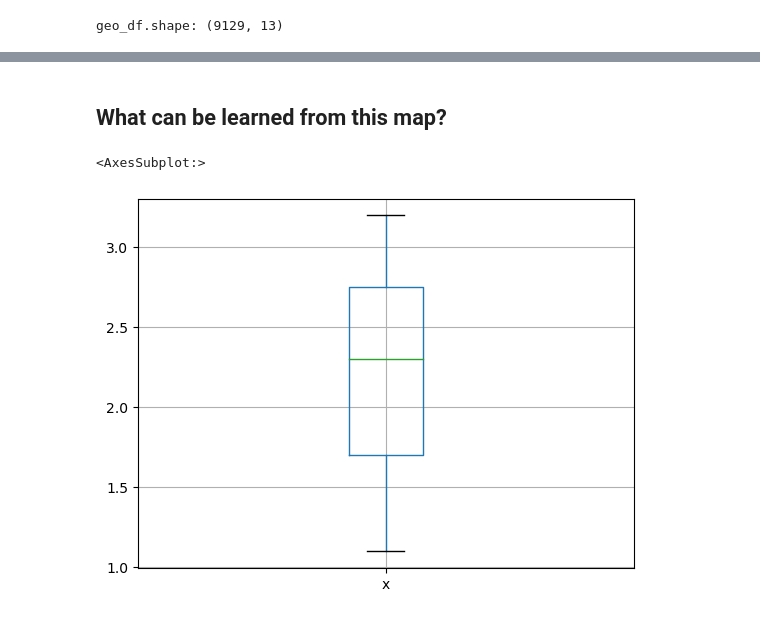
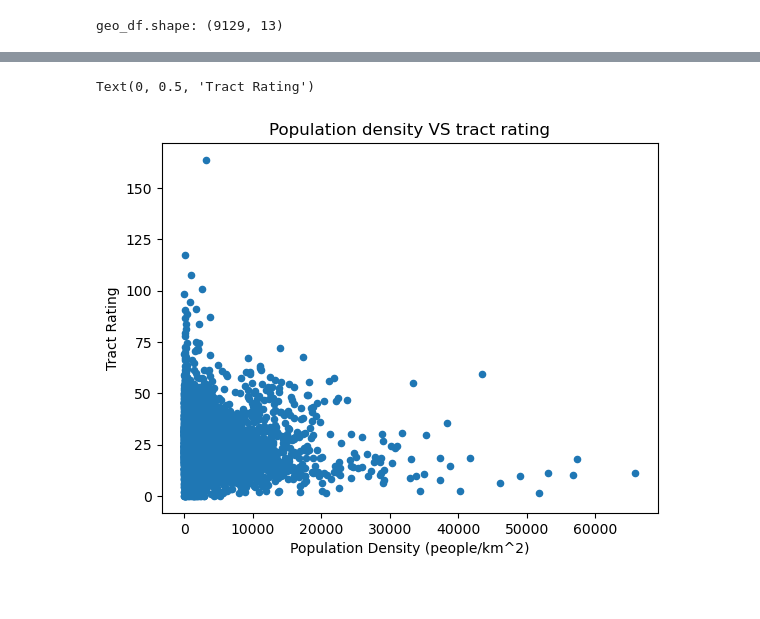
Before and after one commit to Edmund-Dale/public_projects, a Jupyter notebook: best_CA_neighborhoods/best_CA_neighborhoods.ipynb, the cells around one changed output, grey strips where cells are left out. Saved outputs shown, nothing was run; the diff lists cells and outputs as text; code cells hidden in the pictures.

```diff
--- a/best_CA_neighborhoods/best_CA_neighborhoods.ipynb
+++ b/best_CA_neighborhoods/best_CA_neighborhoods.ipynb
@@ -694,20 +714,16 @@ make_heat_map(geo_df_ytg_under_65, 'y_tg', title, about)
-# %% [markdown]
-## What can be learned from this map?
-# %%
-
-# maybe jus use a scatter plot of population density versus y_tg first and see how it turns out.
-
-# First make a histogram of population density for all tracts.
-# From the histogram determine the bins you want to use.
-# go through the acs_imp_df (maybe you need to add y_tg into it):
-# Identify population density bin for each tract then add y_tg into the list for the bin (maybe use a dictionary instead).
-# build up a datframe this way as shown below, then make the boxplot to determine if population density is correlated with y_tg.
-
-bob = pd.DataFrame({'x':[1.1,2.3,3.2], 'y':[4,5,6],'z':[7,8,9]})
-
-bob.boxplot(column =['x'])
-
-# Just stop after this dude!!! Just stop!!!!!!!!!!!!!!!!!!!!!!!!!!!!!!!!!!!!!
-# %% [output]
-<AxesSubplot:>
-[figure, removed]
+# %%
+
+geo_df_msquared = geo_df_ytg.copy() # Used to calculate census tract areas in m^2
+geo_df_msquared['geometry'] = geo_df_msquared['geometry'].to_crs({'proj':'cea'})  # convert from degrees to m^2
+geo_df_msquared['tract area (km^2)'] = (geo_df_msquared['geometry'].area / 1.0e6) # convert areas to km^2
+# display(geo_df_msquared.head())
+
+pop_density_df = acs_imp_df[['B01003_001E','county','tract']].merge(geo_df_msquared[['y_tg','tract area (km^2)','county','tract']], how='right', on = ['county','tract'])
+# display(pop_density_df.head())
+pop_density_df['pop density'] = pop_density_df['B01003_001E'] / pop_density_df['tract area (km^2)'] # Calculate population density
+ax = pop_density_df.plot.scatter(x = 'pop density', y = 'y_tg', title = "Population density VS tract rating" )
+ax.set_xlabel("Population Density (people/km^2)")
+ax.set_ylabel("Tract Rating")
+# %% [output]
+Text(0, 0.5, 'Tract Rating')
+[figure, added]
```
Also changed, not shown: parts of 20 cells of this notebook.
